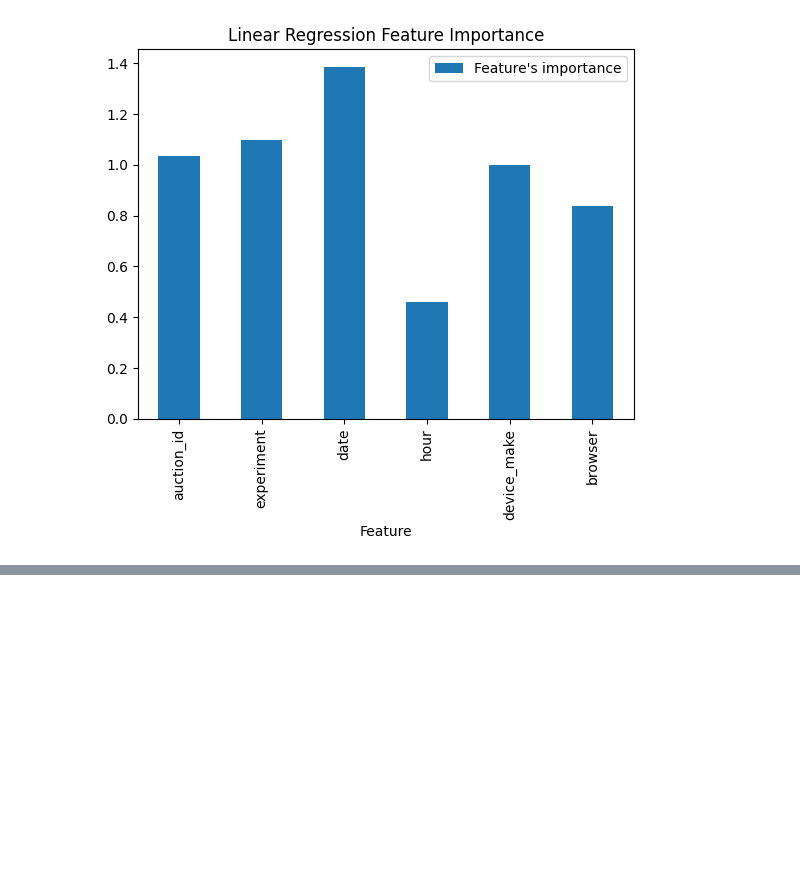
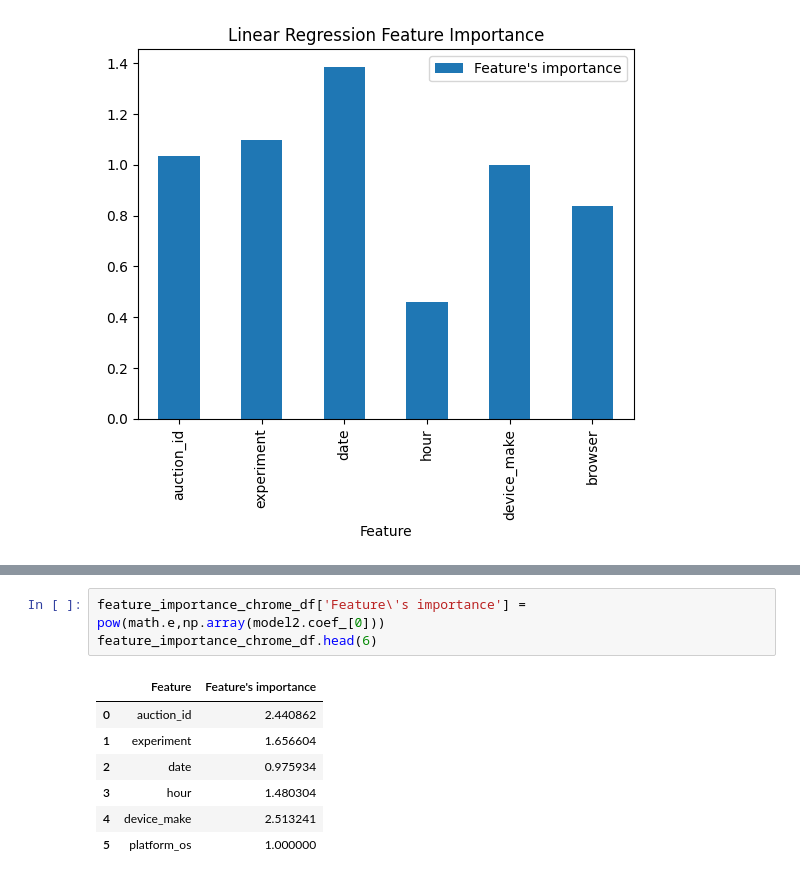
Before and after one commit to nahomHmichael/abtest-mlops, a Jupyter notebook: notebooks/AB_ML_Test.ipynb, the cells around one changed output, grey strips where cells are left out. Drawn from its saved outputs; the diff is of its cells as text; blank space fills up the shorter version.

```diff
--- a/notebooks/AB_ML_Test.ipynb
+++ b/notebooks/AB_ML_Test.ipynb
@@ -251,0 +275,11 @@ The model accuracy is:  1.0
+# %%
+feature_importance_chrome_df['Feature\'s importance'] = pow(math.e,np.array(model2.coef_[0]))
+feature_importance_chrome_df.head(6)
+# %% [output]
+|  | Feature | Feature's importance |
+| 0 | auction_id | 2.440862 |
+| 1 | experiment | 1.656604 |
+| 2 | date | 0.975934 |
+| 3 | hour | 1.480304 |
+| 4 | device_make | 2.513241 |
+| 5 | platform_os | 1.000000 |
```
Also changed, not shown: parts of 3 cells of this notebook.
